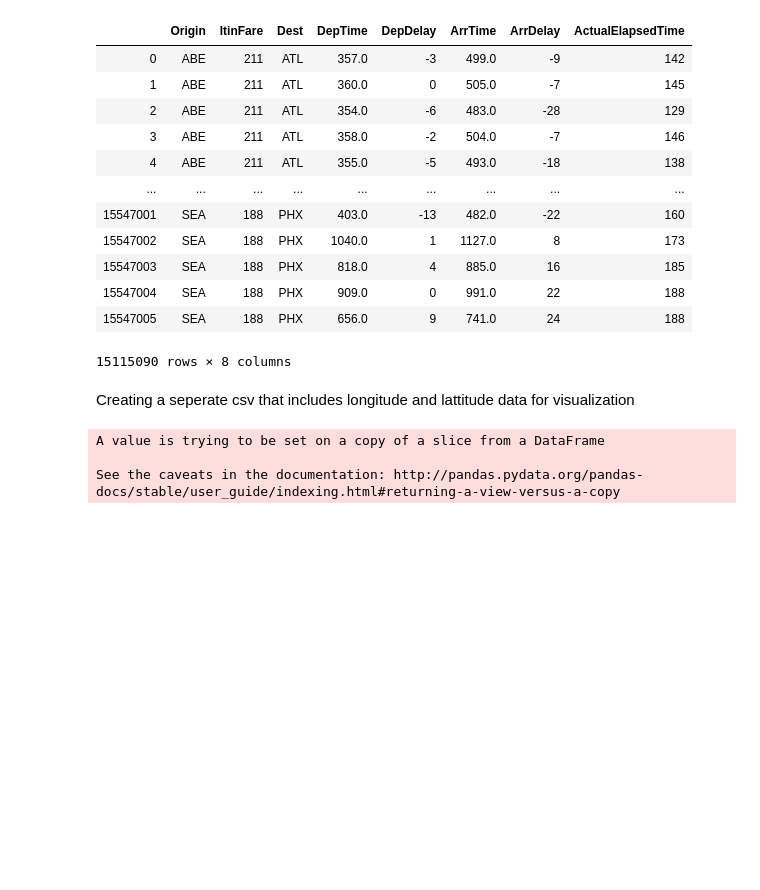
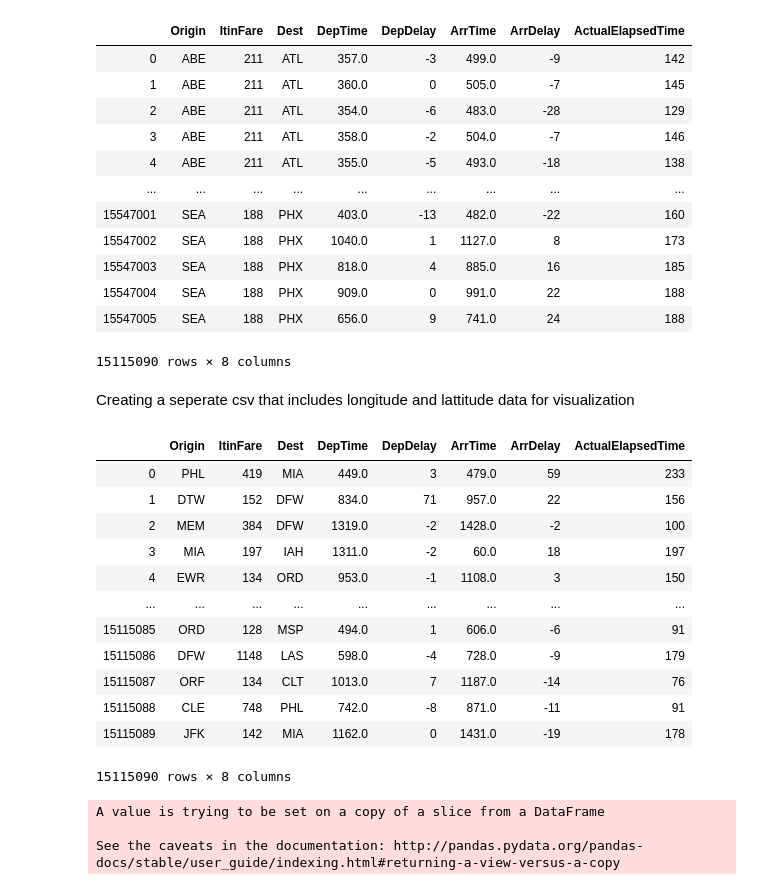
Before and after one commit to ThomPetrus/Flight-Graph-Project, a Jupyter notebook: processDataSetsFull.ipynb, the cells around one changed output. Drawn from its saved outputs; the diff is of its cells as text; code cells hidden in the pictures; blank space fills up the shorter version.

```diff
--- a/processDataSetsFull.ipynb
+++ b/processDataSetsFull.ipynb
@@ -227,4 +226,20 @@ df.to_csv(os.getcwd() + '\\Data\\processed\\FullflightData.csv', index=False)
 # %% [markdown]
 Creating a seperate csv that includes longitude and lattitude data for visualization
+# %%
+df
+# %% [output]
+|  | Origin | ItinFare | Dest | DepTime | DepDelay | ArrTime | ArrDelay | ActualElapsedTime |
+| 0 | PHL | 419 | MIA | 449.0 | 3 | 479.0 | 59 | 233 |
+| 1 | DTW | 152 | DFW | 834.0 | 71 | 957.0 | 22 | 156 |
+| 2 | MEM | 384 | DFW | 1319.0 | -2 | 1428.0 | -2 | 100 |
+| 3 | MIA | 197 | IAH | 1311.0 | -2 | 60.0 | 18 | 197 |
+| 4 | EWR | 134 | ORD | 953.0 | -1 | 1108.0 | 3 | 150 |
+| ... | ... | ... | ... | ... | ... | ... | ... | ... |
+| 15115085 | ORD | 128 | MSP | 494.0 | 1 | 606.0 | -6 | 91 |
+| 15115086 | DFW | 1148 | LAS | 598.0 | -4 | 728.0 | -9 | 179 |
+| 15115087 | ORF | 134 | CLT | 1013.0 | 7 | 1187.0 | -14 | 76 |
+| 15115088 | CLE | 748 | PHL | 742.0 | -8 | 871.0 | -11 | 91 |
+| 15115089 | JFK | 142 | MIA | 1162.0 | 0 | 1431.0 | -19 | 178 |
+15115090 rows × 8 columns
 # %%
 import chardet
```
Also changed, not shown: parts of 8 cells of this notebook, 3 other files.
